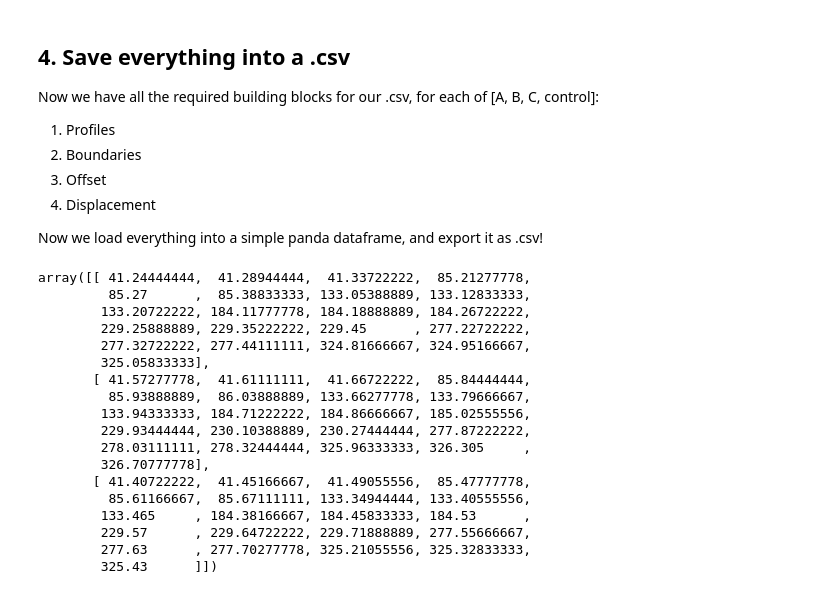
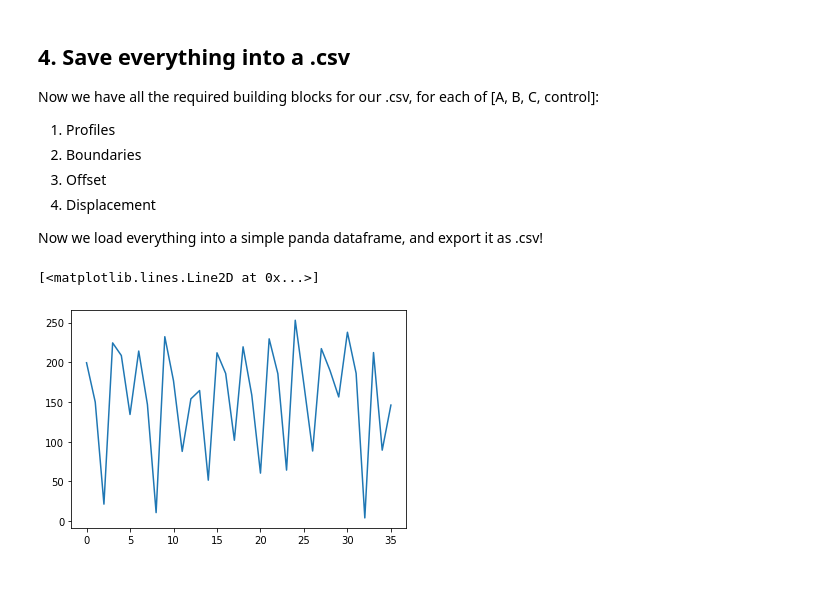
Before and after one commit to pbravoc/biofilm_surface_growth, a Jupyter notebook: data/longtime_clean.ipynb, the cells around one changed output. Cells and saved outputs as stored; diff of their text form; code cells hidden in the pictures.

```diff
--- a/data/longtime_clean.ipynb
+++ b/data/longtime_clean.ipynb
@@ -301,24 +310,10 @@ for j in range(3):
     tf = pd.DataFrame({'file':fnames, 'replicate':repl, 'time':t, 'border_l':b_l, 'border_r':b_r, 'offset_l':o_l, 'offset_r':o_r, 'displacement':displ})
     df = df.append(tf)
 df.to_csv(folder+"Clean/cleaning.csv", index=False)
-# %%
-times
-# %% [output]
-array([[ 41.24444444,  41.28944444,  41.33722222,  85.21277778,
-         85.27      ,  85.38833333, 133.05388889, 133.12833333,
-        133.20722222, 184.11777778, 184.18888889, 184.26722222,
-        229.25888889, 229.35222222, 229.45      , 277.22722222,
-        277.32722222, 277.44111111, 324.81666667, 324.95166667,
-        325.05833333],
-       [ 41.57277778,  41.61111111,  41.66722222,  85.84444444,
-         85.93888889,  86.03888889, 133.66277778, 133.79666667,
-        133.94333333, 184.71222222, 184.86666667, 185.02555556,
-        229.93444444, 230.10388889, 230.27444444, 277.87222222,
-        278.03111111, 278.32444444, 325.96333333, 326.305     ,
-        326.70777778],
-       [ 41.40722222,  41.45166667,  41.49055556,  85.47777778,
-         85.61166667,  85.67111111, 133.34944444, 133.40555556,
-        133.465     , 184.38166667, 184.45833333, 184.53      ,
-        229.57      , 229.64722222, 229.71888889, 277.55666667,
-        277.63      , 277.70277778, 325.21055556, 325.32833333,
-        325.43      ]])
+# %%
+h_avg = np.mean(IMG[:, 2500:4500], axis=1)
+# %%
+plt.plot(h_avg)
+# %% [output]
+[<matplotlib.lines.Line2D at 0x...>]
+[figure, added]
```
Also changed, not shown: parts of 17 cells of this notebook, 26 other files.
